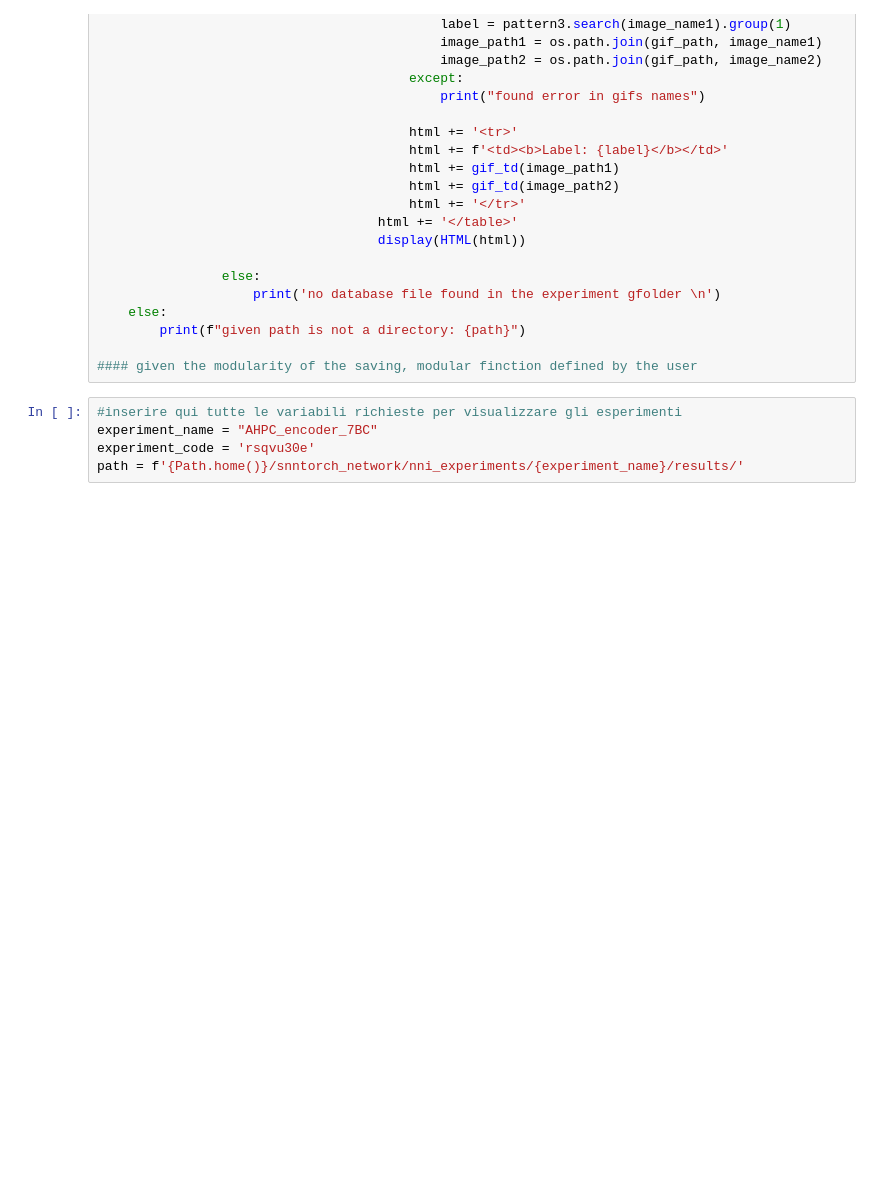
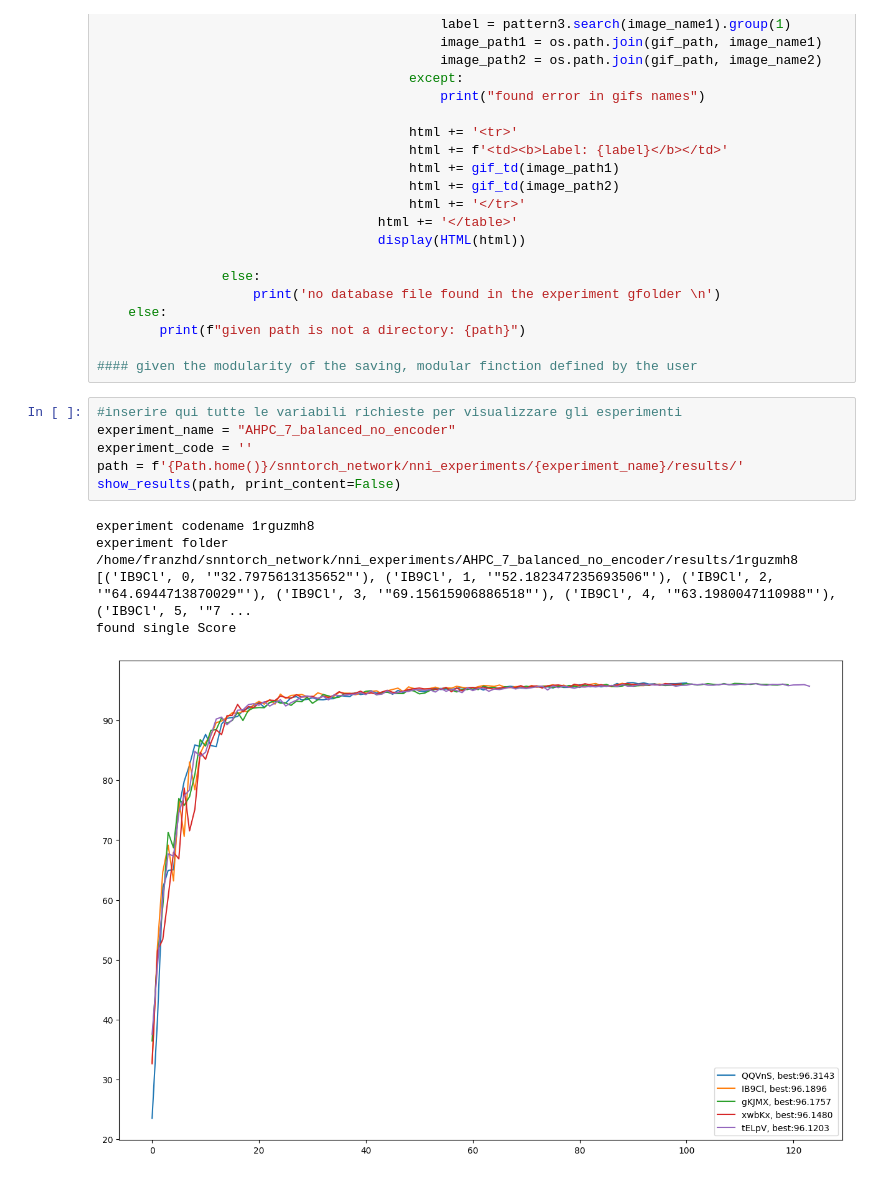
Before and after one commit to franzhd/snntorch_network, a Jupyter notebook: notebook/experiment_visualizer.ipynb, the cells around one changed output. Saved outputs shown, nothing was run; the diff lists cells and outputs as text; blank space fills up the shorter version.

```diff
--- a/notebook/experiment_visualizer.ipynb
+++ b/notebook/experiment_visualizer.ipynb
@@ -284,6 +284,13 @@ def show_results(path, experiment_code=None, print_content=False):
 #### given the modularity of the saving, modular finction defined by the user
 # %%
 #inserire qui tutte le variabili richieste per visualizzare gli esperimenti
-experiment_name = "AHPC_encoder_7BC"
-experiment_code = 'rsqvu30e'
+experiment_name = "AHPC_7_balanced_no_encoder"
+experiment_code = ''
 path = f'{Path.home()}/snntorch_network/nni_experiments/{experiment_name}/results/'
+show_results(path, print_content=False)
+# %% [output]
+experiment codename 1rguzmh8
+experiment folder /home/franzhd/snntorch_network/nni_experiments/AHPC_7_balanced_no_encoder/results/1rguzmh8
+[('IB9Cl', 0, '"32.7975613135652"'), ('IB9Cl', 1, '"52.182347235693506"'), ('IB9Cl', 2, '"64.6944713870029"'), ('IB9Cl', 3, '"69.15615906886518"'), ('IB9Cl', 4, '"63.1980047110988"'), ('IB9Cl', 5, '"7 ...
+found single Score
+[figure, added]
```
Also changed, not shown: parts of 6 cells of this notebook, 7 other files.
